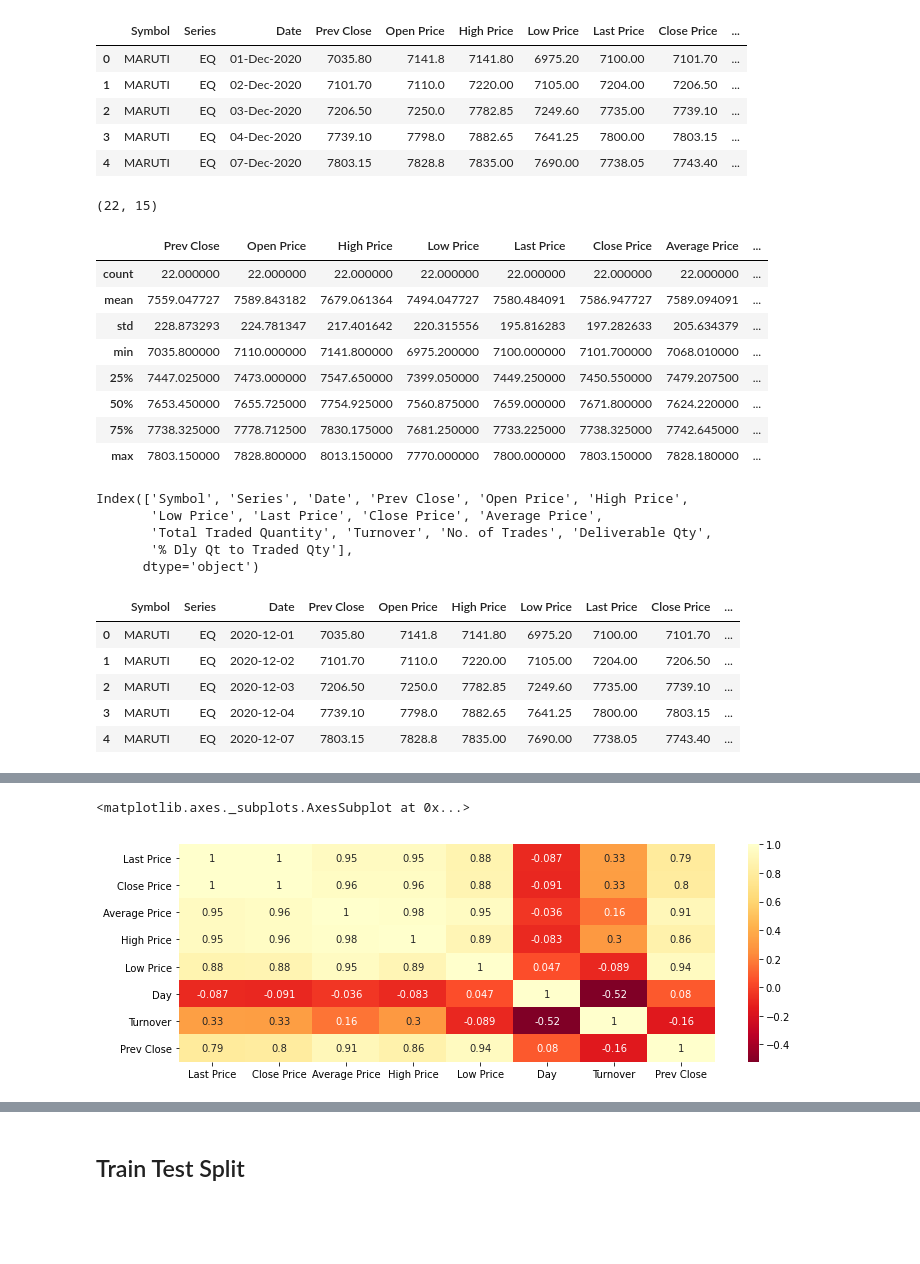
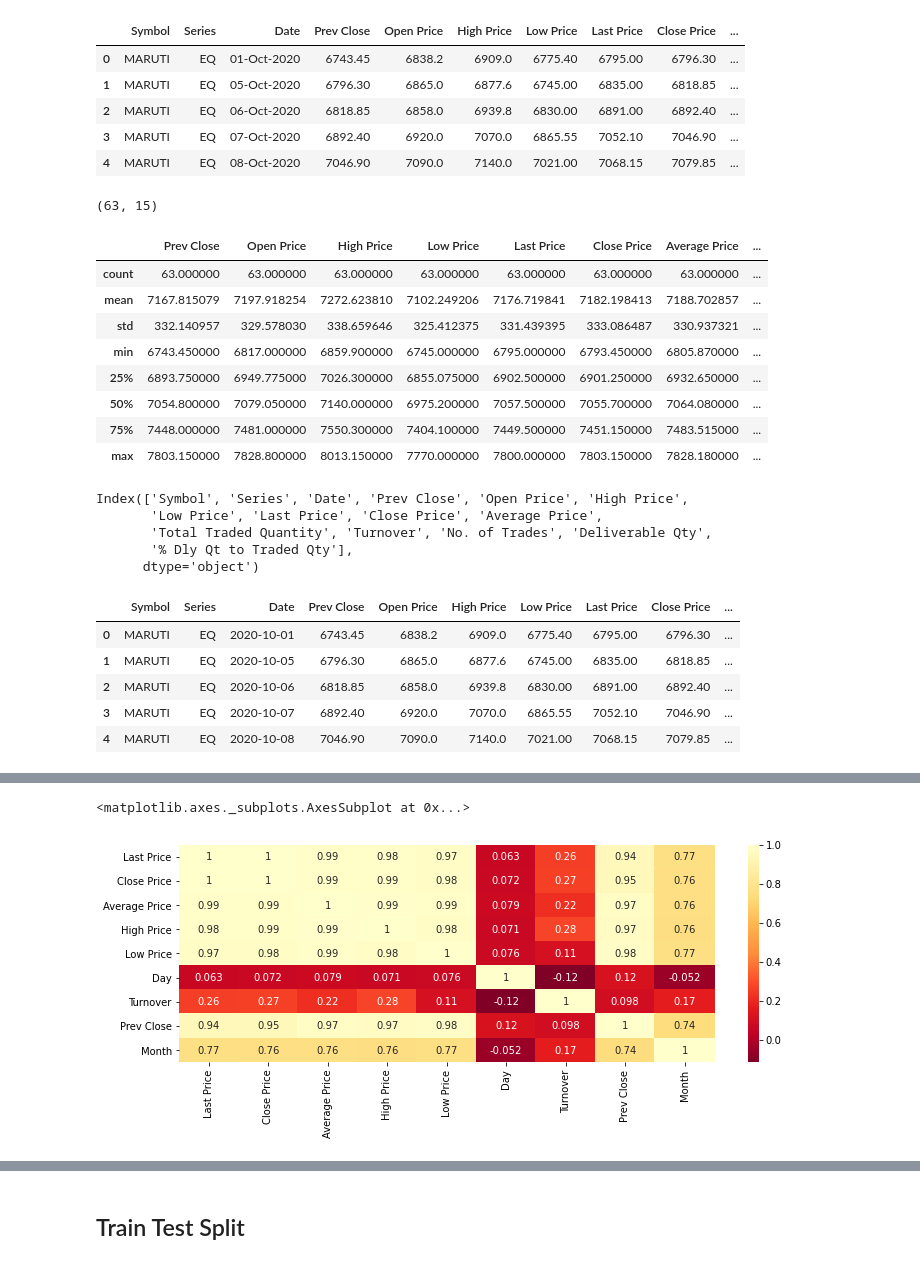
Before and after one commit to Pratimaku123/Linear-Regression, a Jupyter notebook: MARUTI DEC ANALYSIS.ipynb, the cells around one changed output, grey strips where cells are left out. Cells and saved outputs as stored; diff of their text form; code cells hidden in the pictures; blank space fills up the shorter version.

Commit message:
changes done in MARUTI Analysis for SLR

```diff
--- a/MARUTI DEC ANALYSIS.ipynb
+++ b/MARUTI DEC ANALYSIS.ipynb
@@ -6,31 +6,31 @@ pd.set_option('display.max_rows',200)
 pd.set_option('display.max_columns',40)
 import plotly.express as px
 # %%
-data=pd.read_csv('/home/pkumari/Downloads/DecStocks/MARUTIEQN.csv')
+data=pd.read_csv('C:/Users/Pratima Kumari/Desktop/MARUTIEQN.csv')
 # %%
 data.head()
 # %% [output]
 |  | Symbol | Series | Date | Prev Close | Open Price | High Price | Low Price | Last Price | Close Price | ... |
-| 0 | MARUTI | EQ | 01-Dec-2020 | 7035.80 | 7141.8 | 7141.80 | 6975.20 | 7100.00 | 7101.70 | ... |
-| 1 | MARUTI | EQ | 02-Dec-2020 | 7101.70 | 7110.0 | 7220.00 | 7105.00 | 7204.00 | 7206.50 | ... |
-| 2 | MARUTI | EQ | 03-Dec-2020 | 7206.50 | 7250.0 | 7782.85 | 7249.60 | 7735.00 | 7739.10 | ... |
-| 3 | MARUTI | EQ | 04-Dec-2020 | 7739.10 | 7798.0 | 7882.65 | 7641.25 | 7800.00 | 7803.15 | ... |
-| 4 | MARUTI | EQ | 07-Dec-2020 | 7803.15 | 7828.8 | 7835.00 | 7690.00 | 7738.05 | 7743.40 | ... |
+| 0 | MARUTI | EQ | 01-Oct-2020 | 6743.45 | 6838.2 | 6909.0 | 6775.40 | 6795.00 | 6796.30 | ... |
+| 1 | MARUTI | EQ | 05-Oct-2020 | 6796.30 | 6865.0 | 6877.6 | 6745.00 | 6835.00 | 6818.85 | ... |
+| 2 | MARUTI | EQ | 06-Oct-2020 | 6818.85 | 6858.0 | 6939.8 | 6830.00 | 6891.00 | 6892.40 | ... |
+| 3 | MARUTI | EQ | 07-Oct-2020 | 6892.40 | 6920.0 | 7070.0 | 6865.55 | 7052.10 | 7046.90 | ... |
+| 4 | MARUTI | EQ | 08-Oct-2020 | 7046.90 | 7090.0 | 7140.0 | 7021.00 | 7068.15 | 7079.85 | ... |
 # %%
 data.shape
 # %% [output]
-(22, 15)
+(63, 15)
 # %%
 data.describe()
 # %% [output]
 |  | Prev Close | Open Price | High Price | Low Price | Last Price | Close Price | Average Price | ... |
-| count | 22.000000 | 22.000000 | 22.000000 | 22.000000 | 22.000000 | 22.000000 | 22.000000 | ... |
-| mean | 7559.047727 | 7589.843182 | 7679.061364 | 7494.047727 | 7580.484091 | 7586.947727 | 7589.094091 | ... |
-| std | 228.873293 | 224.781347 | 217.401642 | 220.315556 | 195.816283 | 197.282633 | 205.634379 | ... |
-| min | 7035.800000 | 7110.000000 | 7141.800000 | 6975.200000 | 7100.000000 | 7101.700000 | 7068.010000 | ... |
-| 25% | 7447.025000 | 7473.000000 | 7547.650000 | 7399.050000 | 7449.250000 | 7450.550000 | 7479.207500 | ... |
-| 50% | 7653.450000 | 7655.725000 | 7754.925000 | 7560.875000 | 7659.000000 | 7671.800000 | 7624.220000 | ... |
-| 75% | 7738.325000 | 7778.712500 | 7830.175000 | 7681.250000 | 7733.225000 | 7738.325000 | 7742.645000 | ... |
+| count | 63.000000 | 63.000000 | 63.000000 | 63.000000 | 63.000000 | 63.000000 | 63.000000 | ... |
+| mean | 7167.815079 | 7197.918254 | 7272.623810 | 7102.249206 | 7176.719841 | 7182.198413 | 7188.702857 | ... |
+| std | 332.140957 | 329.578030 | 338.659646 | 325.412375 | 331.439395 | 333.086487 | 330.937321 | ... |
+| min | 6743.450000 | 6817.000000 | 6859.900000 | 6745.000000 | 6795.000000 | 6793.450000 | 6805.870000 | ... |
+| 25% | 6893.750000 | 6949.775000 | 7026.300000 | 6855.075000 | 6902.500000 | 6901.250000 | 6932.650000 | ... |
+| 50% | 7054.800000 | 7079.050000 | 7140.000000 | 6975.200000 | 7057.500000 | 7055.700000 | 7064.080000 | ... |
+| 75% | 7448.000000 | 7481.000000 | 7550.300000 | 7404.100000 | 7449.500000 | 7451.150000 | 7483.515000 | ... |
 | max | 7803.150000 | 7828.800000 | 8013.150000 | 7770.000000 | 7800.000000 | 7803.150000 | 7828.180000 | ... |
 # %%
 data.columns
@@ -43,6 +43,7 @@ Index(['Symbol', 'Series', 'Date', 'Prev Close', 'Open Price', 'High Price',
 # %%
 data['Date']=pd.to_datetime(data['Date'])
 # %%
+data['Month']=data['Date'].dt.month
 data['Day']=data['Date'].dt.day
 data['dayofweek']=data['Date'].dt.dayofweek
 days = {0:'Mon', 1:'Tues', 2:'Wed', 3:'Thurs', 4:'Fri', 5:'Sat', 6:'Sun'}
@@ -50,9 +51,9 @@ data['dayofweek'] = data['dayofweek'].apply(lambda x: days[x])
 data.head()
 # %% [output]
 |  | Symbol | Series | Date | Prev Close | Open Price | High Price | Low Price | Last Price | Close Price | ... |
-| 0 | MARUTI | EQ | 2020-12-01 | 7035.80 | 7141.8 | 7141.80 | 6975.20 | 7100.00 | 7101.70 | ... |
-| 1 | MARUTI | EQ | 2020-12-02 | 7101.70 | 7110.0 | 7220.00 | 7105.00 | 7204.00 | 7206.50 | ... |
-| 2 | MARUTI | EQ | 2020-12-03 | 7206.50 | 7250.0 | 7782.85 | 7249.60 | 7735.00 | 7739.10 | ... |
-| 3 | MARUTI | EQ | 2020-12-04 | 7739.10 | 7798.0 | 7882.65 | 7641.25 | 7800.00 | 7803.15 | ... |
-| 4 | MARUTI | EQ | 2020-12-07 | 7803.15 | 7828.8 | 7835.00 | 7690.00 | 7738.05 | 7743.40 | ... |
+| 0 | MARUTI | EQ | 2020-10-01 | 6743.45 | 6838.2 | 6909.0 | 6775.40 | 6795.00 | 6796.30 | ... |
+| 1 | MARUTI | EQ | 2020-10-05 | 6796.30 | 6865.0 | 6877.6 | 6745.00 | 6835.00 | 6818.85 | ... |
+| 2 | MARUTI | EQ | 2020-10-06 | 6818.85 | 6858.0 | 6939.8 | 6830.00 | 6891.00 | 6892.40 | ... |
+| 3 | MARUTI | EQ | 2020-10-07 | 6892.40 | 6920.0 | 7070.0 | 6865.55 | 7052.10 | 7046.90 | ... |
+| 4 | MARUTI | EQ | 2020-10-08 | 7046.90 | 7090.0 | 7140.0 | 7021.00 | 7068.15 | 7079.85 | ... |
 # %%
@@ -83,10 +84,10 @@ fig.show()
 [interactive output not drawn]
 # %%
 plt.figure(figsize=(12,4))
-sns.heatmap(data[['Last Price','Close Price','Average Price','High Price','Low Price','Day','Turnover','Prev Close']].corr(),cmap='YlOrRd_r',annot=True)
+sns.heatmap(data[['Last Price','Close Price','Average Price','High Price','Low Price','Day','Turnover','Prev Close','Month']].corr(),cmap='YlOrRd_r',annot=True)
 # %% [output]
 <matplotlib.axes._subplots.AxesSubplot at 0x...>
-[figure, old version]
+[figure, new version]
 # %%
 data.head()
 # %% [output]
```
Also changed, not shown: parts of 48 cells of this notebook.
